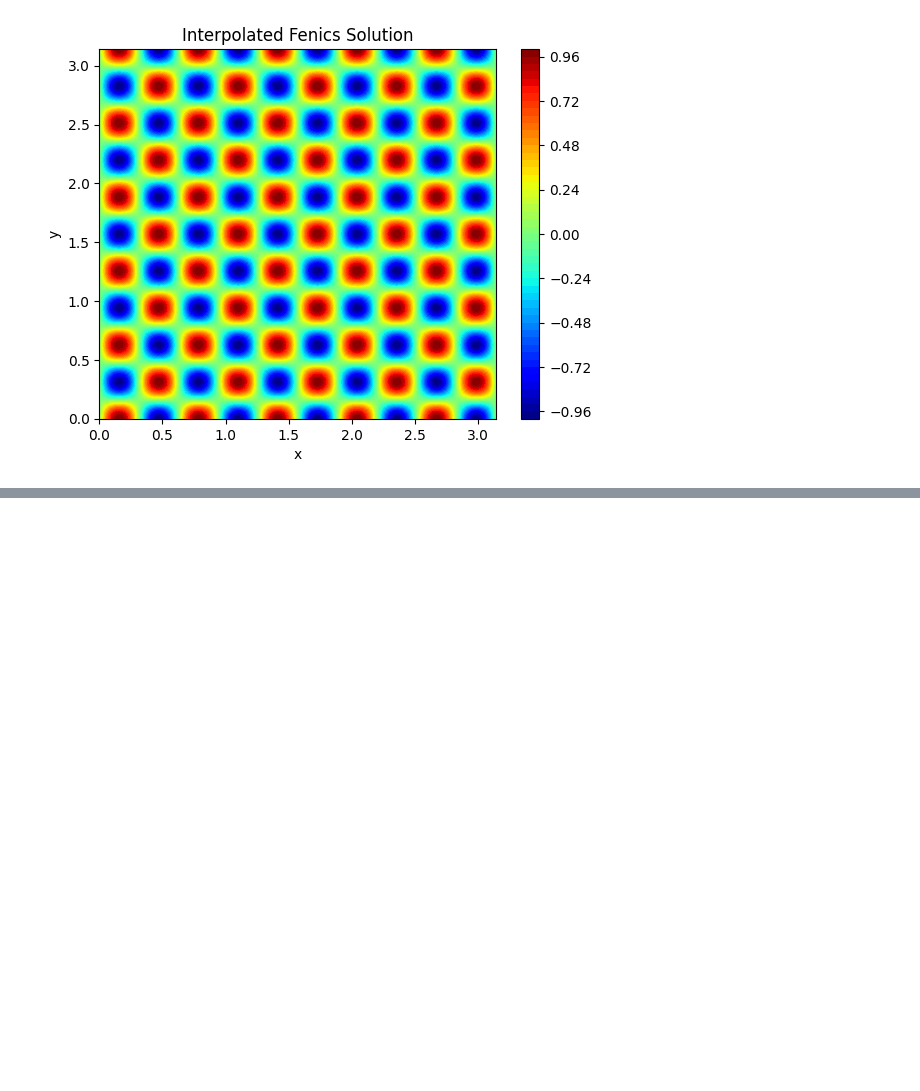
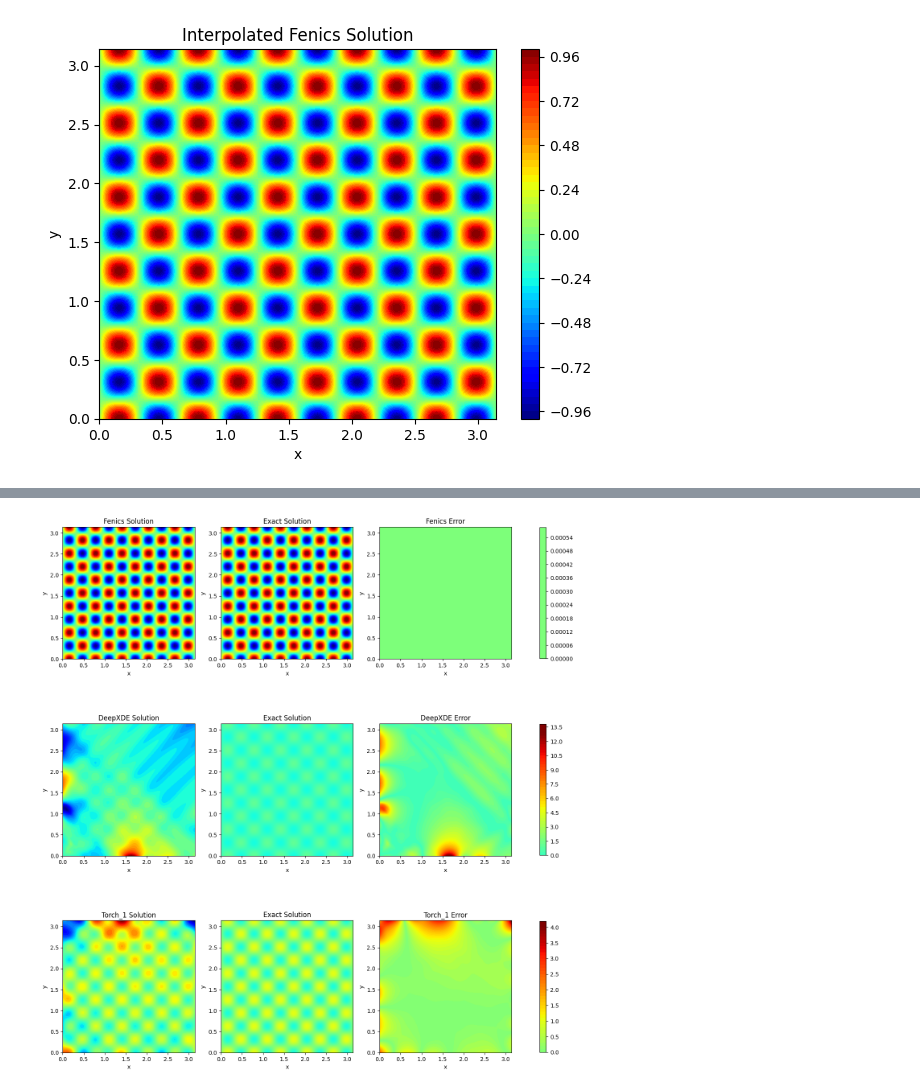
Before and after one commit to TerraFlexer/kt_matmodel_2025, a Jupyter notebook: Task_1/Task_1_United.ipynb, the cells around one changed output, grey strips where cells are left out. Cells and saved outputs as stored; diff of their text form; code cells hidden in the pictures; blank space fills up the shorter version.

```diff
--- a/Task_1/Task_1_United.ipynb
+++ b/Task_1/Task_1_United.ipynb
@@ -142,0 +90,67 @@ plt.show()
+# %%
+fig, axs = plt.subplots(3, 3, figsize=(18, 18))
+
+vmin = min(
+    np.nanmin(grid_values), np.nanmin(np.sin(10 * X) * np.cos(10 * Y))
+)
+vmax = max(
+    np.nanmax(grid_values), np.nanmax(np.sin(10 * X) * np.cos(10 * Y))
+)
+
+pcm1 = axs[0, 0].contourf(grid_X, grid_Y, grid_values, levels=50, cmap='jet', vmin=vmin, vmax=vmax)
+axs[0, 0].set_title("Fenics Solution")
+
+pcm2 = axs[0, 1].contourf(grid_X, grid_Y, np.sin(10 * grid_X) * np.cos(10 * grid_Y), levels=50, cmap="jet", vmin=vmin, vmax=vmax)
+axs[0, 1].set_title("Exact Solution")
+
+pcm3 = axs[0, 2].contourf(grid_X, grid_Y, np.abs(grid_values - np.sin(10 * grid_X) * np.cos(10 * grid_Y)), levels=50, cmap="jet", vmin=vmin, vmax=vmax)
+axs[0, 2].set_title("Fenics Error")
+fig.colorbar(pcm3, ax=axs[0, :3], shrink=0.8)
+
+vmin = min(
+    np.nanmin(np.sin(10 * X) * np.cos(10 * Y)),
+    np.nanmin(u_pred_deepxde)
+)
+vmax = max(
+    np.nanmax(np.sin(10 * X) * np.cos(10 * Y)),
+    np.nanmax(u_pred_deepxde)
+)
+
+pcm4 = axs[1, 0].contourf(X_test_deepxde, Y_test_deepxde, u_pred_deepxde, levels=50, cmap="jet", vmin=vmin, vmax=vmax)
+axs[1, 0].set_title("DeepXDE Solution")
+
+pcm5 = axs[1, 1].contourf(X_test_deepxde, Y_test_deepxde, np.sin(10 * X_test_deepxde) * np.cos(10 * Y_test_deepxde), levels=50, cmap="jet", vmin=vmin, vmax=vmax)
+axs[1, 1].set_title("Exact Solution")
+
+pcm6 = axs[1, 2].contourf(X_test_deepxde, Y_test_deepxde, np.abs(u_pred_deepxde - np.sin(10 * X_test_deepxde) * np.cos(10 * Y_test_deepxde)), levels=50, cmap="jet", vmin=vmin, vmax=vmax)
+axs[1, 2].set_title("DeepXDE Error")
+fig.colorbar(pcm6, ax=axs[1, :3], shrink=0.8)
+
+vmin = min(
+    np.nanmin(np.sin(10 * X) * np.cos(10 * Y)),
+    np.nanmin(u_pred_torch_1)
+)
+vmax = max(
+    np.nanmax(np.sin(10 * X) * np.cos(10 * Y)),
+    np.nanmax(u_pred_torch_1)
+)
+
+pcm7 = axs[2, 0].contourf(X_test_torch_1, Y_test_torch_1, u_pred_torch_1, levels=50, cmap="jet", vmin=vmin, vmax=vmax)
+axs[2, 0].set_title("Torch_1 Solution")
+
+pcm8 = axs[2, 1].contourf(X_test_torch_1, Y_test_torch_1, np.sin(10 * X_test_torch_1) * np.cos(10 * Y_test_torch_1), levels=50, cmap="jet", vmin=vmin, vmax=vmax)
+axs[2, 1].set_title("Exact Solution")
+
+pcm9 = axs[2, 2].contourf(X_test_torch_1, Y_test_torch_1, np.abs(u_pred_torch_1 - np.sin(10 * X_test_torch_1) * np.cos(10 * Y_test_torch_1)), levels=50, cmap="jet", vmin=vmin, vmax=vmax)
+axs[2, 2].set_title("Torch_1 Error")
+fig.colorbar(pcm9, ax=axs[2, :3], shrink=0.8)
+
+# Общая настройка
+for ax in axs.flat:
+    ax.set_aspect('equal')
+    ax.set_xlabel("x")
+    ax.set_ylabel("y")
+
+plt.show()
+# %% [output]
+[figure, added]
```
Also changed, not shown: parts of 4 cells of this notebook.
